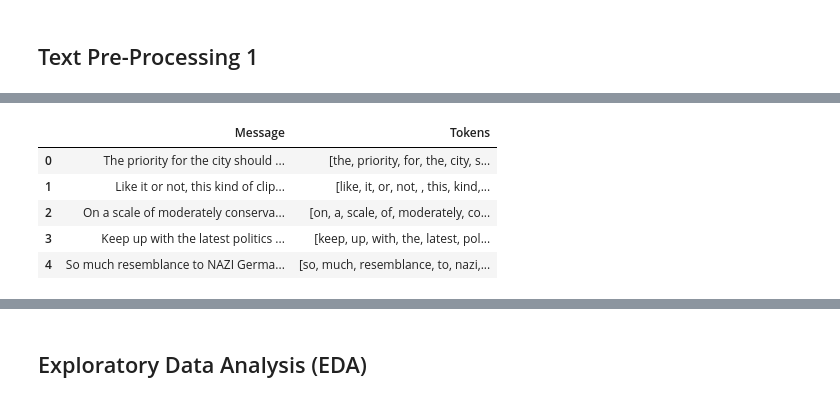
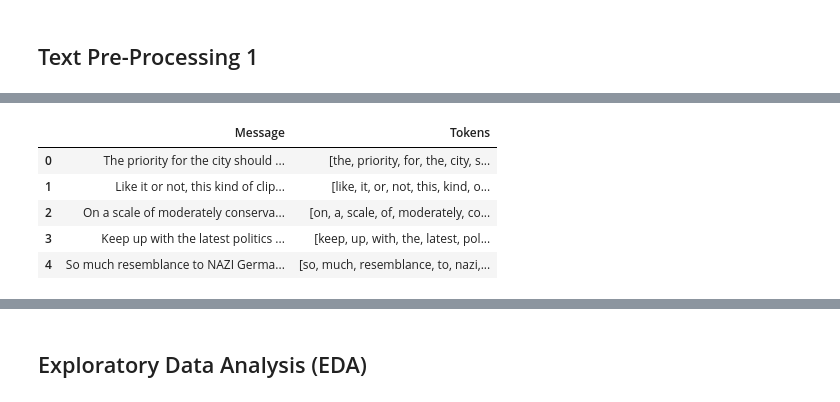
Before and after one commit to JanisJ2/jsc270-a4, a Jupyter notebook: JSC270_Assignment_4.ipynb, the cells around one changed output, grey strips where cells are left out. Saved outputs shown, nothing was run; the diff lists cells and outputs as text; code cells hidden in the pictures.

```diff
--- a/JSC270_Assignment_4.ipynb
+++ b/JSC270_Assignment_4.ipynb
@@ -531,18 +517,24 @@ df = df[['Message']]
 # %%
 # tokenize each tweet
 tokenize(df)
 
-# # remove punctuation in the Tokens
+# remove url
+remove_url(df)
+
+# remove punctuation in the Tokens
 remove_punctuation(df)
 
-# # convert each token to lowercase
+# convert each token to lowercase
 convert_to_lowercase(df)
 
+# remove empty strings
+remove_empty_strings(df, 'Tokens')
+
 df.head()
 # %% [output]
 |  | Message | Tokens |
 | 0 | The priority for the city should ... | [the, priority, for, the, city, s... |
-| 1 | Like it or not, this kind of clip... | [like, it, or, not, , this, kind,... |
+| 1 | Like it or not, this kind of clip... | [like, it, or, not, this, kind, o... |
 | 2 | On a scale of moderately conserva... | [on, a, scale, of, moderately, co... |
 | 3 | Keep up with the latest politics ... | [keep, up, with, the, latest, pol... |
 | 4 | So much resemblance to NAZI Germa... | [so, much, resemblance, to, nazi,... |
```
Also changed, not shown: parts of 8 cells of this notebook.
